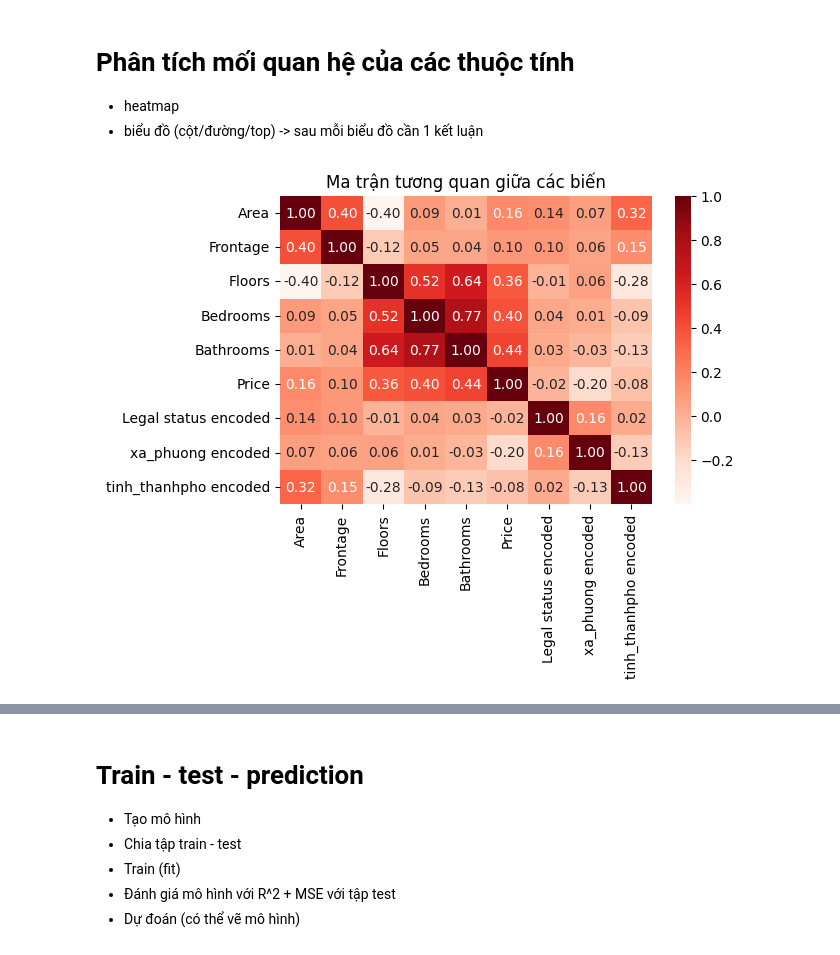
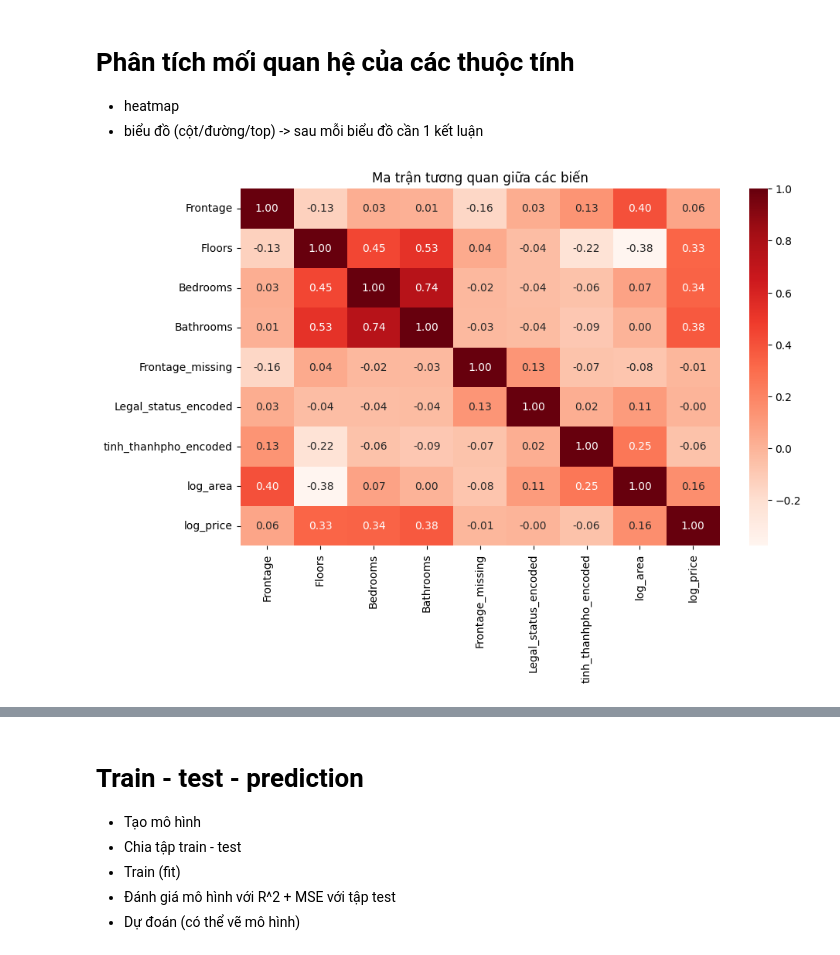
Before and after one commit to anhvq44/CSA_SPCK, a Jupyter notebook: VN_house_price.ipynb, the cells around one changed output, grey strips where cells are left out. Cells and saved outputs as stored; diff of their text form; code cells hidden in the pictures.

Commit message:
remove province column, fill na instead of deleting, use dummies for legal status, and retrain

```diff
--- a/VN_house_price.ipynb
+++ b/VN_house_price.ipynb
@@ -96,3 +74,8 @@ estate_data.shape
+# %%
+cap_frontage = estate_data['Frontage'].quantile(0.95)
+estate_data['Frontage'] = estate_data['Frontage'].clip(upper=cap_frontage)
 # %%
 estate_data.duplicated()
+estate_data = estate_data.drop_duplicates()
+estate_data.shape
 # %% [output]
@@ -111,11 +82,0 @@ Length: 12885, dtype: bool
-# %%
-legal_stat_categories = estate_data['Legal status'].astype('category').cat.categories
-estate_data['Legal status encoded'] = estate_data['Legal status'].astype('category').cat.codes
-
-xa_categories = estate_data['xa_phuong'].astype('category').cat.categories
-estate_data['xa_phuong encoded'] = estate_data['xa_phuong'].astype('category').cat.codes
-
-tinh_categories = estate_data['tinh_thanhpho'].astype('category').cat.categories
-estate_data['tinh_thanhpho encoded'] = estate_data['tinh_thanhpho'].astype('category').cat.codes
-
-estate_data.head()
@@ -129,14 +99,20 @@ estate_data.head()
+# %%
+estate_data['log_area'] = np.log(estate_data['Area'])
+
+estate_data['log_price'] = np.log(estate_data['Price'])
 # %% [markdown]
 # Phân tích mối quan hệ của các thuộc tính
 - heatmap
 - biểu đồ (cột/đường/top) -> sau mỗi biểu đồ cần 1 kết luận
 # %%
-plt.figure(figsize=(6, 4))
-sns.heatmap(estate_data.select_dtypes(include='number').corr(), annot=True, cmap=plt.cm.Reds, fmt=".2f")
+correlations_df = estate_data.drop(['Area', 'Price', 'Legal status', 'tinh_thanhpho'], axis=1)
+
+plt.figure(figsize=(10, 6))
+sns.heatmap(correlations_df.corr(), annot=True, cmap=plt.cm.Reds, fmt=".2f")
 plt.title("Ma trận tương quan giữa các biến")
 plt.show()
 # %% [output]
-[figure, old version]
+[figure, new version]
 # %%
 his_fig, his_axis = plt.subplots(3, 2, figsize=(10, 10), layout="constrained")
 plt.title("Distribution") #histogram for numerical data
```
Also changed, not shown: parts of 14 cells of this notebook.
